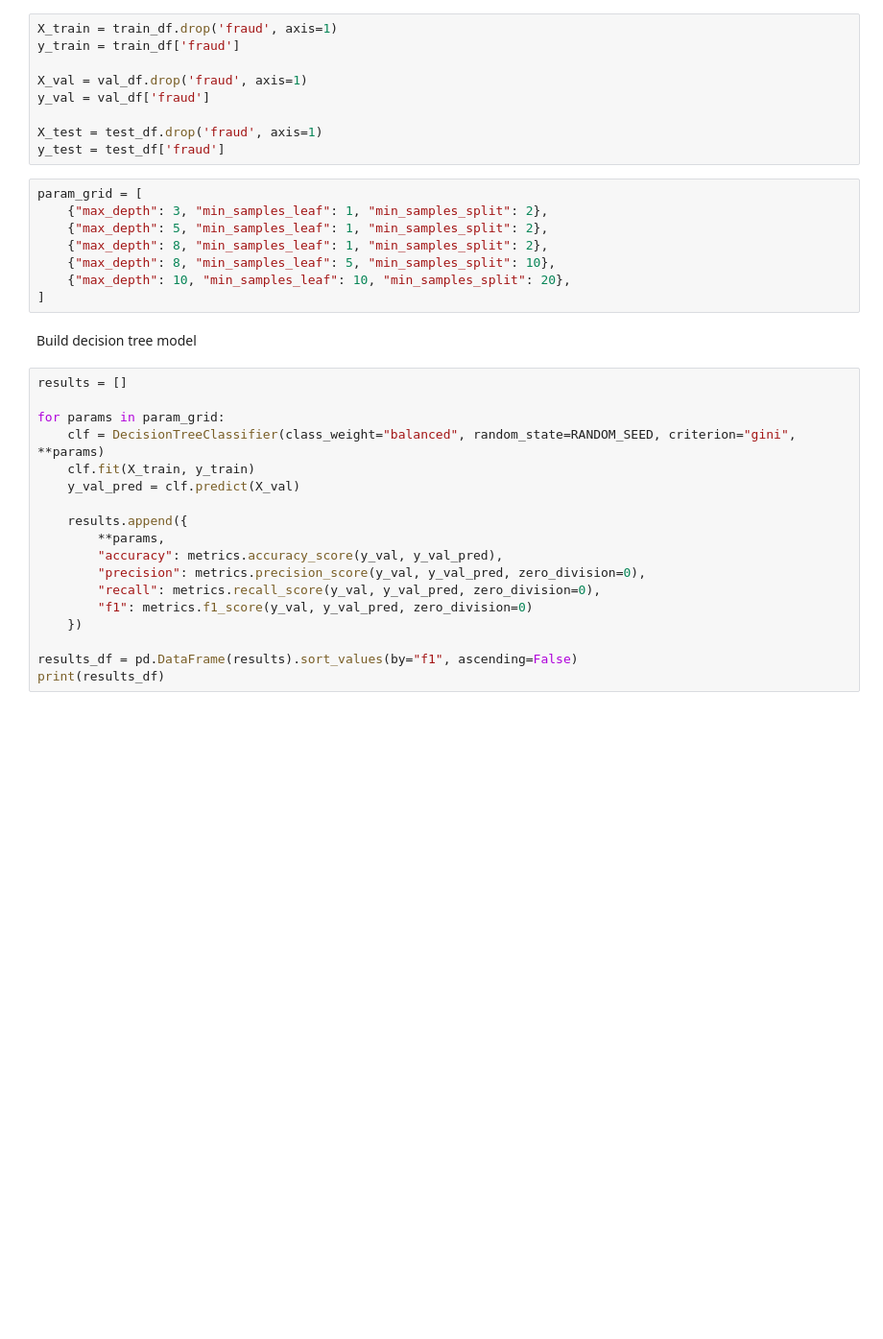
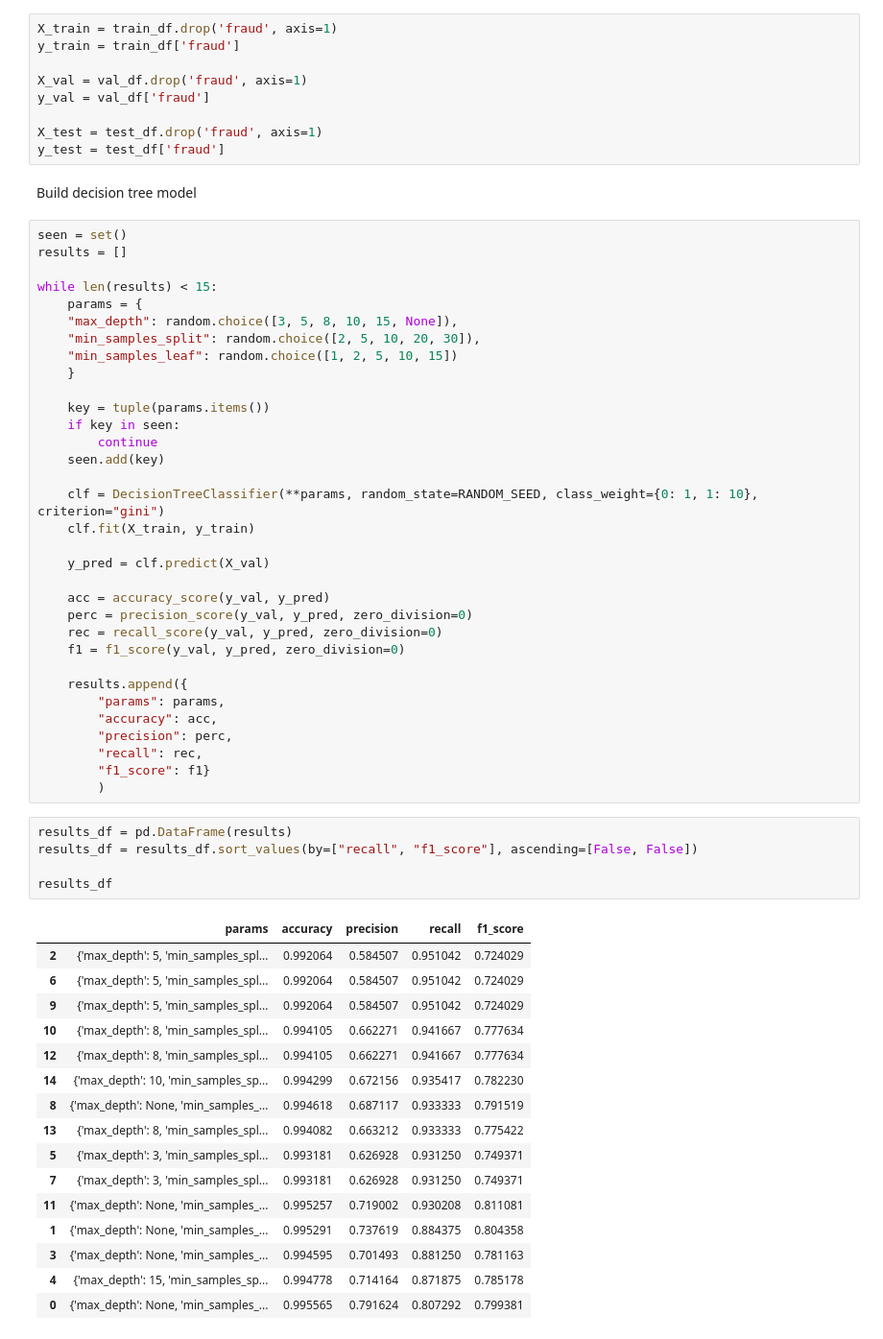
Before and after one commit to BaguetteJet/Fraud-Transaction-Detection, a Jupyter notebook: notebooks/desicision_tree_books/DecisonTree.ipynb, the cells around one changed output. Shown at 96% size. Saved outputs shown, nothing was run; the diff lists cells and outputs as text; blank space fills up the shorter version.

```diff
--- a/notebooks/desicision_tree_books/DecisonTree.ipynb
+++ b/notebooks/desicision_tree_books/DecisonTree.ipynb
@@ -31,32 +32,61 @@ y_val = val_df['fraud']
 
 X_test = test_df.drop('fraud', axis=1)
 y_test = test_df['fraud']
-# %%
-param_grid = [
-    {"max_depth": 3, "min_samples_leaf": 1, "min_samples_split": 2},
-    {"max_depth": 5, "min_samples_leaf": 1, "min_samples_split": 2},
-    {"max_depth": 8, "min_samples_leaf": 1, "min_samples_split": 2},
-    {"max_depth": 8, "min_samples_leaf": 5, "min_samples_split": 10},
-    {"max_depth": 10, "min_samples_leaf": 10, "min_samples_split": 20},
-]
 # %% [markdown]
 Build decision tree model
 # %%
+seen = set()
 results = []
 
-for params in param_grid:
-    clf = DecisionTreeClassifier(class_weight="balanced", random_state=RANDOM_SEED, criterion="gini", **params)
+while len(results) < 15:
+    params = {
+    "max_depth": random.choice([3, 5, 8, 10, 15, None]),
+    "min_samples_split": random.choice([2, 5, 10, 20, 30]),
+    "min_samples_leaf": random.choice([1, 2, 5, 10, 15])
+    }
+
+    key = tuple(params.items())
+    if key in seen:
+        continue
+    seen.add(key)
+
+    clf = DecisionTreeClassifier(**params, random_state=RANDOM_SEED, class_weight={0: 1, 1: 10}, criterion="gini")
     clf.fit(X_train, y_train)
-    y_val_pred = clf.predict(X_val)
+
+    y_pred = clf.predict(X_val)
+
+    acc = accuracy_score(y_val, y_pred)
+    perc = precision_score(y_val, y_pred, zero_division=0)
+    rec = recall_score(y_val, y_pred, zero_division=0)
+    f1 = f1_score(y_val, y_pred, zero_division=0)
 
     results.append({
-        **params,
-        "accuracy": metrics.accuracy_score(y_val, y_val_pred),
-        "precision": metrics.precision_score(y_val, y_val_pred, zero_division=0),
-        "recall": metrics.recall_score(y_val, y_val_pred, zero_division=0),
-        "f1": metrics.f1_score(y_val, y_val_pred, zero_division=0)
-    })
-
-results_df = pd.DataFrame(results).sort_values(by="f1", ascending=False)
-print(results_df)
+        "params": params,
+        "accuracy": acc,
+        "precision": perc,
+        "recall": rec,
+        "f1_score": f1}
+        )
+# %%
+results_df = pd.DataFrame(results)
+results_df = results_df.sort_values(by=["recall", "f1_score"], ascending=[False, False])
+
+results_df
+# %% [output]
+|  | params | accuracy | precision | recall | f1_score |
+| 2 | {'max_depth': 5, 'min_samples_spl... | 0.992064 | 0.584507 | 0.951042 | 0.724029 |
+| 6 | {'max_depth': 5, 'min_samples_spl... | 0.992064 | 0.584507 | 0.951042 | 0.724029 |
+| 9 | {'max_depth': 5, 'min_samples_spl... | 0.992064 | 0.584507 | 0.951042 | 0.724029 |
+| 10 | {'max_depth': 8, 'min_samples_spl... | 0.994105 | 0.662271 | 0.941667 | 0.777634 |
+| 12 | {'max_depth': 8, 'min_samples_spl... | 0.994105 | 0.662271 | 0.941667 | 0.777634 |
+| 14 | {'max_depth': 10, 'min_samples_sp... | 0.994299 | 0.672156 | 0.935417 | 0.782230 |
+| 8 | {'max_depth': None, 'min_samples_... | 0.994618 | 0.687117 | 0.933333 | 0.791519 |
+| 13 | {'max_depth': 8, 'min_samples_spl... | 0.994082 | 0.663212 | 0.933333 | 0.775422 |
+| 5 | {'max_depth': 3, 'min_samples_spl... | 0.993181 | 0.626928 | 0.931250 | 0.749371 |
+| 7 | {'max_depth': 3, 'min_samples_spl... | 0.993181 | 0.626928 | 0.931250 | 0.749371 |
+| 11 | {'max_depth': None, 'min_samples_... | 0.995257 | 0.719002 | 0.930208 | 0.811081 |
+| 1 | {'max_depth': None, 'min_samples_... | 0.995291 | 0.737619 | 0.884375 | 0.804358 |
+| 3 | {'max_depth': None, 'min_samples_... | 0.994595 | 0.701493 | 0.881250 | 0.781163 |
+| 4 | {'max_depth': 15, 'min_samples_sp... | 0.994778 | 0.714164 | 0.871875 | 0.785178 |
+| 0 | {'max_depth': None, 'min_samples_... | 0.995565 | 0.791624 | 0.807292 | 0.799381 |
 # %%
```
Also changed, not shown: parts of 7 cells of this notebook, 6 other files.
